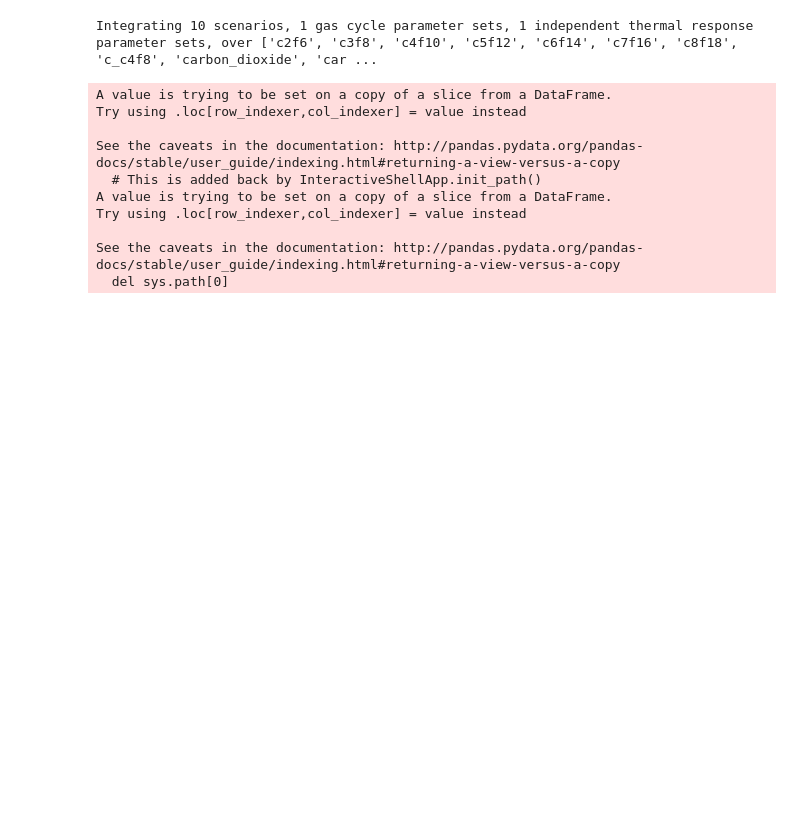
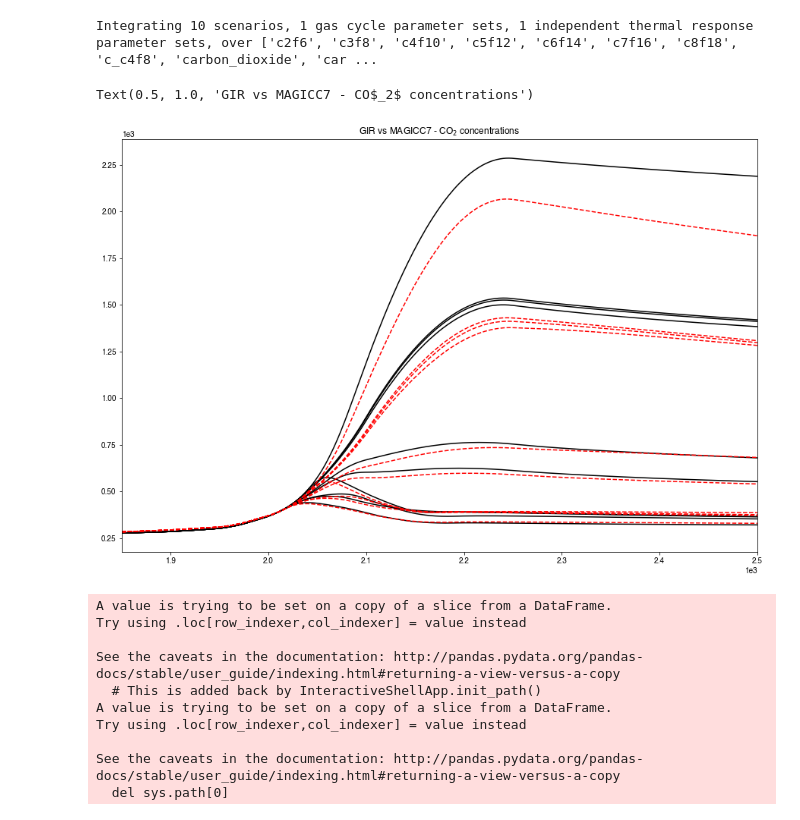
Before and after one commit to njleach/GIR, a Jupyter notebook: GIR/MAGICC_GIR.ipynb, the cells around one changed output. Drawn from its saved outputs; the diff is of its cells as text; code cells hidden in the pictures; blank space fills up the shorter version.

```diff
--- a/GIR/MAGICC_GIR.ipynb
+++ b/GIR/MAGICC_GIR.ipynb
@@ -186,5 +197,16 @@ ssp_GIR_run = run_GIR(emissions_in=ssp_emms.reindex(ssp_gas_list,axis=1,level=1)
 # %% [output]
 Integrating 10 scenarios, 1 gas cycle parameter sets, 1 independent thermal response parameter sets, over ['c2f6', 'c3f8', 'c4f10', 'c5f12', 'c6f14', 'c7f16', 'c8f18', 'c_c4f8', 'carbon_dioxide', 'car ...
+# %%
+fig,ax = plt.subplots(figsize=(15,10))
+
+ssp_GIR_run['C'].xs('carbon_dioxide',axis=1,level=-1).plot(ax=ax,c='k',legend=None)
+
+magicc_scm.loc[('World',['esm-'+x+'-allGHG' for x in scenarios],'Atmospheric Concentrations|CO2'),:].iloc[:,3:].T.plot(ax=ax,c='r',legend=None,ls='--')
+
+plt.title('GIR vs MAGICC7 - CO$_2$ concentrations')
+# %% [output]
+Text(0.5, 1.0, 'GIR vs MAGICC7 - CO$_2$ concentrations')
+[figure, added]
 # %%
 ## make function that converts GIR output into RCMIP output
 
```
Also changed, not shown: parts of 12 cells of this notebook, 23 other files.
